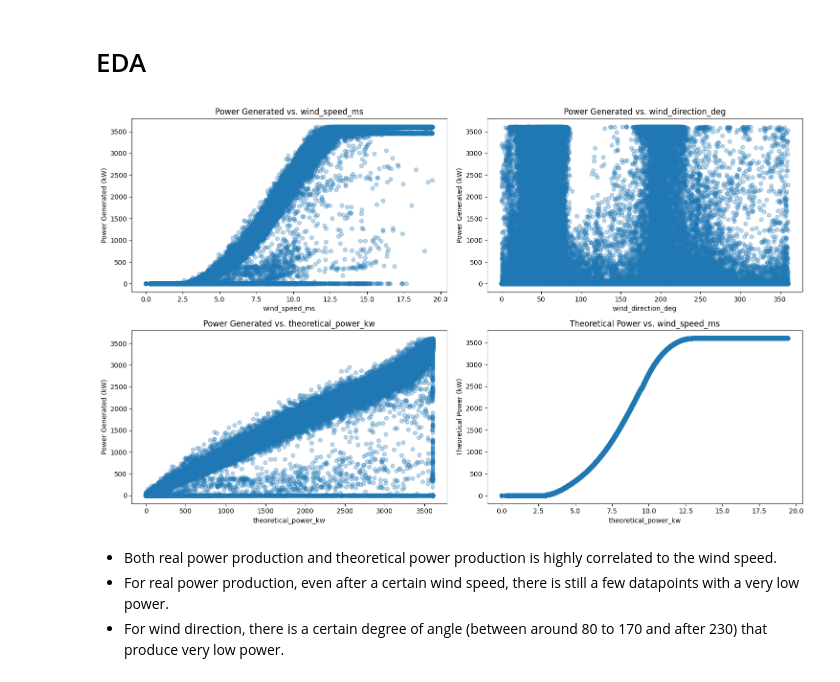
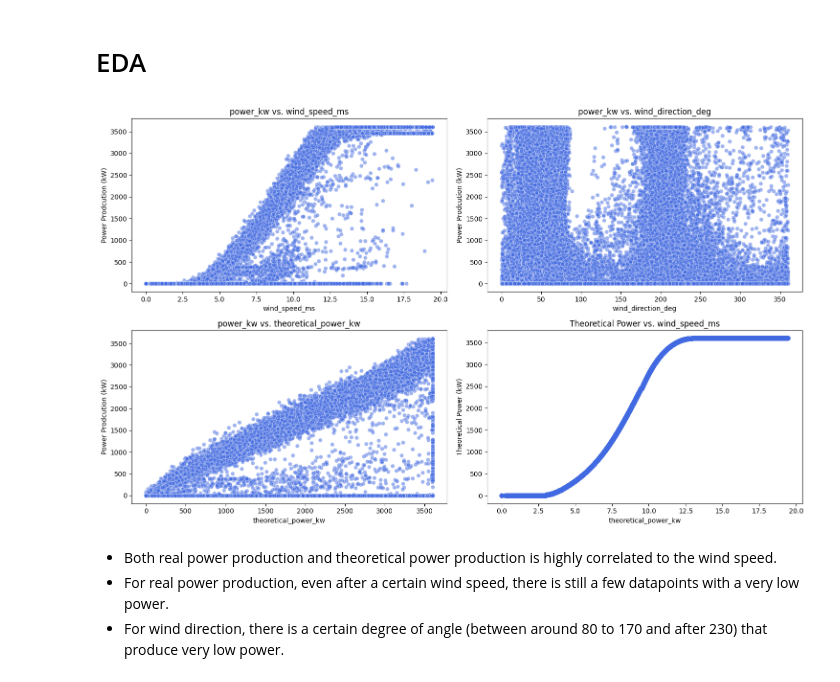
Before and after one commit to amrhkm/wind-turbine-power-prediction, a Jupyter notebook: train/palingperform.ipynb, the cells around one changed output. Cells and saved outputs as stored; diff of their text form; code cells hidden in the pictures.

```diff
--- a/train/palingperform.ipynb
+++ b/train/palingperform.ipynb
@@ -286,25 +286,26 @@ df.to_csv(file_name, index=False)
 # %%
 columns =  ['wind_speed_ms', 'wind_direction_deg', 'theoretical_power_kw',]
 i=1
+color = 'royalblue'
 plt.figure(figsize=(15,9))
 for each in columns:
     plt.subplot(2,2,i)
-    plt.scatter(df[each], df['power_kw'], alpha=0.3)
+    #plt.scatter(df[each], df['power_kw'], alpha=0.3)
+    sns.scatterplot(x= df[each], y= df['power_kw'], color= color, alpha=0.5, data= df)
     plt.xlabel(each)
-    plt.ylabel('Power Generated (kW)')
-    plt.title(f'Power Generated vs. {each}')
-
+    plt.ylabel('Power Prodcution (kW)')
+    plt.title(f'power_kw vs. {each}')
     i += 1
 
 plt.subplot(2,2,4)
-plt.scatter(df['wind_speed_ms'], df['theoretical_power_kw'], alpha=0.3)
+plt.scatter(df['wind_speed_ms'], df['theoretical_power_kw'], color = color , alpha=0.5)
 plt.xlabel(each)
 plt.ylabel('Theoretical Power (kW)')
 plt.title('Theoretical Power vs. wind_speed_ms')
 plt.tight_layout()
 plt.show()
 # %% [output]
-[figure, old version]
+[figure, new version]
 # %% [markdown]
 - Both real power production and theoretical power production is highly correlated to the wind speed.
 - For real power production, even after a certain wind speed, there is still a few datapoints with a very low power.
```
Also changed, not shown: parts of 12 cells of this notebook.
